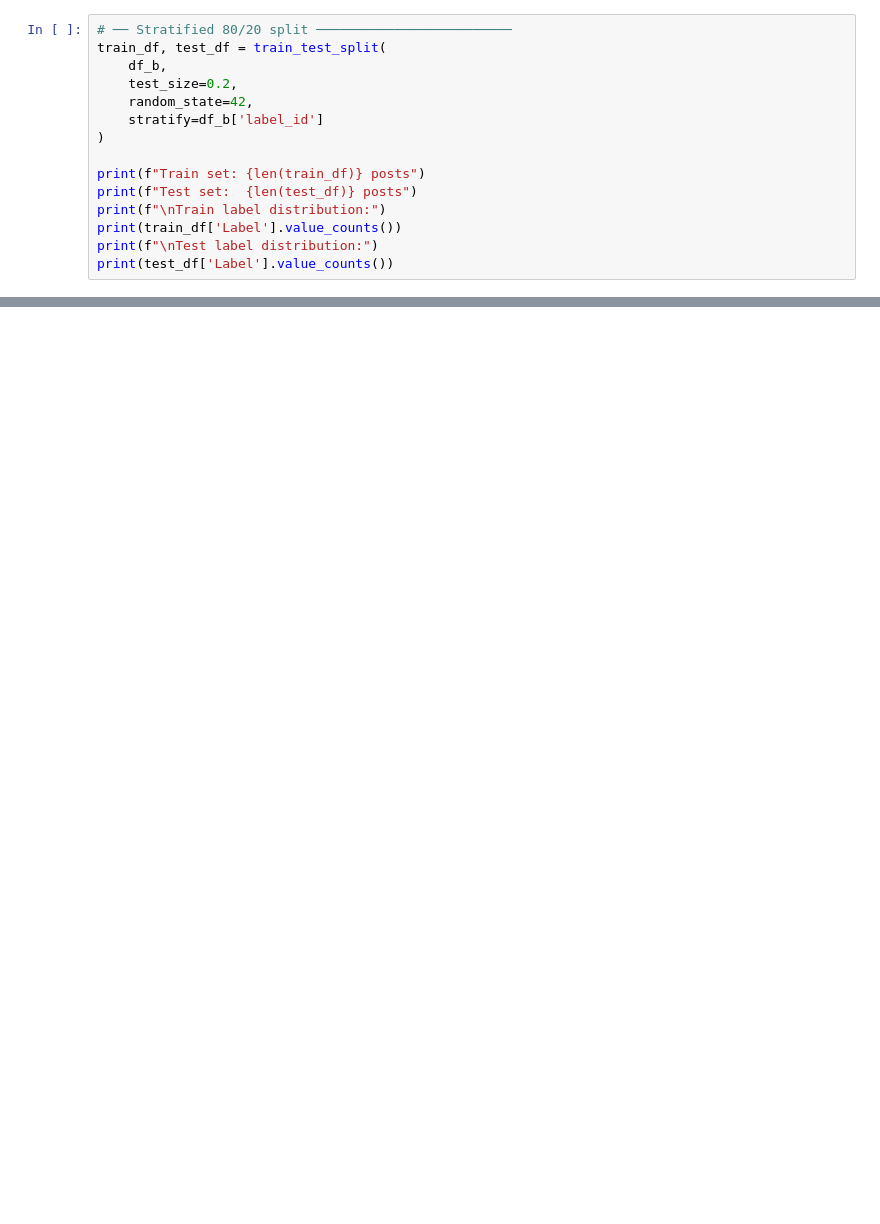
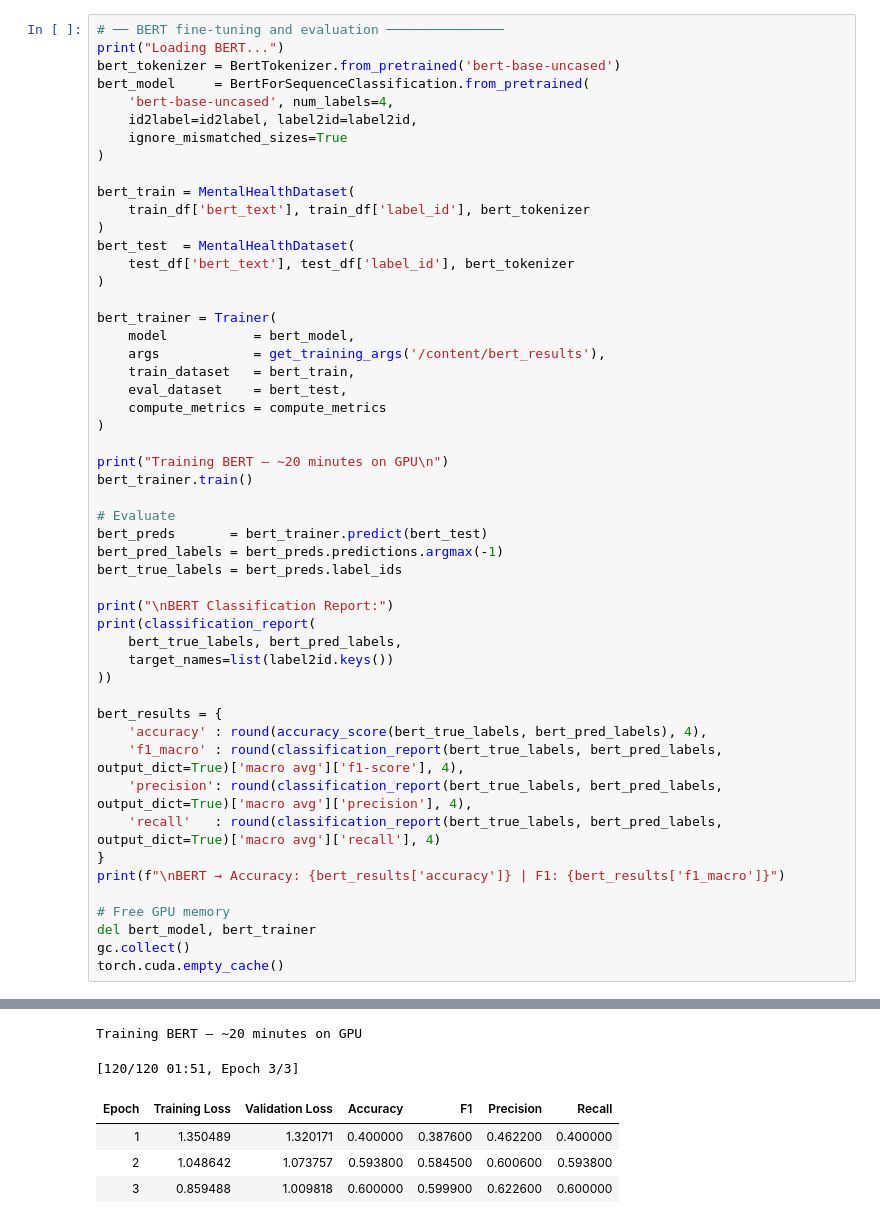
Before and after one commit to abdulbasitali19/mental-health-nlp-thesis, a Jupyter notebook: 04_bert_finetuning.ipynb, the cells around one changed output, grey strips where cells are left out. Saved outputs shown, nothing was run; the diff lists cells and outputs as text; blank space fills up the shorter version.

Commit message:
Add new Model

```diff
--- a/04_bert_finetuning.ipynb
+++ b/04_bert_finetuning.ipynb
@@ -123,16 +167,52 @@ Label mapping: {'Drug and Alcohol': 0, 'Early Life': 1, 'Personality': 2, 'Traum
 # %%
-# ── Stratified 80/20 split ─────────────────────────
-train_df, test_df = train_test_split(
-    df_b,
-    test_size=0.2,
-    random_state=42,
-    stratify=df_b['label_id']
+# ── BERT fine-tuning and evaluation ───────────────
+print("Loading BERT...")
+bert_tokenizer = BertTokenizer.from_pretrained('bert-base-uncased')
+bert_model     = BertForSequenceClassification.from_pretrained(
+    'bert-base-uncased', num_labels=4,
+    id2label=id2label, label2id=label2id,
+    ignore_mismatched_sizes=True
 )
 
-print(f"Train set: {len(train_df)} posts")
-print(f"Test set:  {len(test_df)} posts")
-print(f"\nTrain label distribution:")
-print(train_df['Label'].value_counts())
-print(f"\nTest label distribution:")
-print(test_df['Label'].value_counts())
+bert_train = MentalHealthDataset(
+    train_df['bert_text'], train_df['label_id'], bert_tokenizer
+)
+bert_test  = MentalHealthDataset(
+    test_df['bert_text'], test_df['label_id'], bert_tokenizer
+)
+
+bert_trainer = Trainer(
+    model           = bert_model,
+    args            = get_training_args('/content/bert_results'),
+    train_dataset   = bert_train,
+    eval_dataset    = bert_test,
+    compute_metrics = compute_metrics
+)
+
+print("Training BERT — ~20 minutes on GPU\n")
+bert_trainer.train()
+
+# Evaluate
+bert_preds       = bert_trainer.predict(bert_test)
+bert_pred_labels = bert_preds.predictions.argmax(-1)
+bert_true_labels = bert_preds.label_ids
+
+print("\nBERT Classification Report:")
+print(classification_report(
+    bert_true_labels, bert_pred_labels,
+    target_names=list(label2id.keys())
+))
+
+bert_results = {
+    'accuracy' : round(accuracy_score(bert_true_labels, bert_pred_labels), 4),
+    'f1_macro' : round(classification_report(bert_true_labels, bert_pred_labels, output_dict=True)['macro avg']['f1-score'], 4),
+    'precision': round(classification_report(bert_true_labels, bert_pred_labels, output_dict=True)['macro avg']['precision'], 4),
+    'recall'   : round(classification_report(bert_true_labels, bert_pred_labels, output_dict=True)['macro avg']['recall'], 4)
+}
+print(f"\nBERT → Accuracy: {bert_results['accuracy']} | F1: {bert_results['f1_macro']}")
+
+# Free GPU memory
+del bert_model, bert_trainer
+gc.collect()
+torch.cuda.empty_cache()
 # %% [output]
@@ -156,0 +238,6 @@ Name: count, dtype: int64
+Training BERT — ~20 minutes on GPU
+[120/120 01:51, Epoch 3/3]
+| Epoch | Training Loss | Validation Loss | Accuracy | F1 | Precision | Recall |
+| 1 | 1.350489 | 1.320171 | 0.400000 | 0.387600 | 0.462200 | 0.400000 |
+| 2 | 1.048642 | 1.073757 | 0.593800 | 0.584500 | 0.600600 | 0.593800 |
+| 3 | 0.859488 | 1.009818 | 0.600000 | 0.599900 | 0.622600 | 0.600000 |
```
Also changed, not shown: parts of 13 cells of this notebook.
